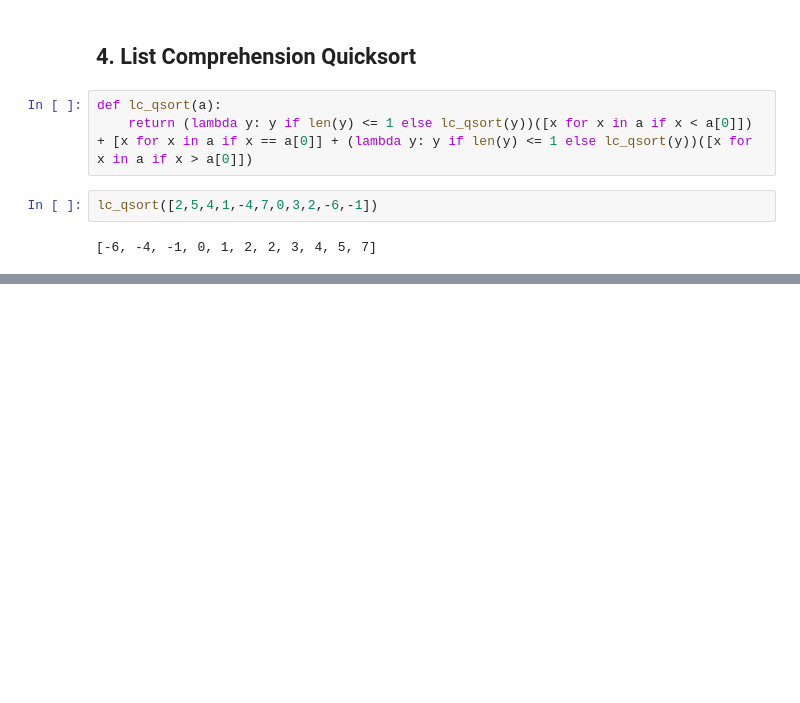
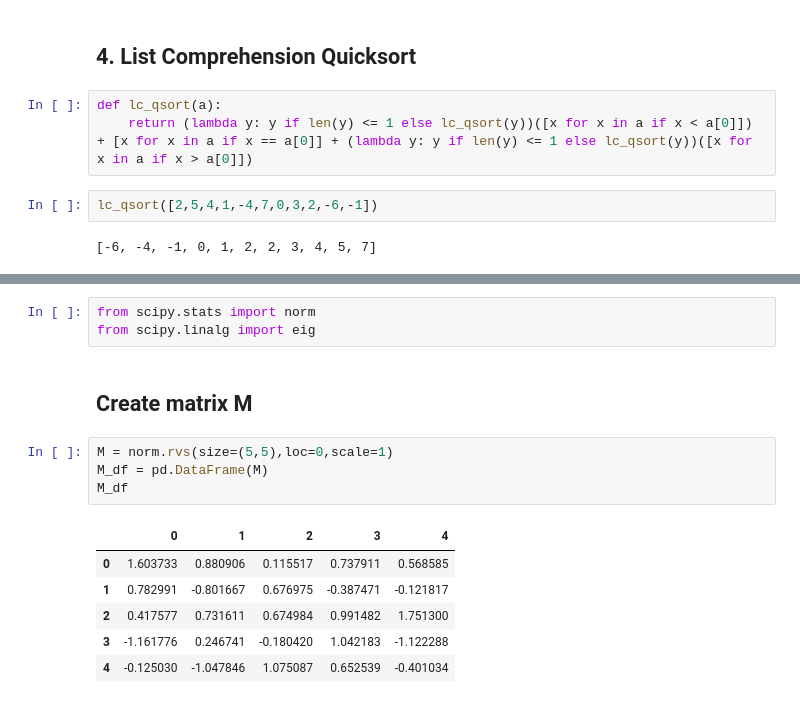
Before and after one commit to levdikpavel/Data_Mining_In_Action, a Jupyter notebook: python_hw.ipynb, the cells around one changed output, grey strips where cells are left out. Cells and saved outputs as stored; diff of their text form; blank space fills up the shorter version.

```diff
--- a/python_hw.ipynb
+++ b/python_hw.ipynb
@@ -93,0 +174,16 @@ lc_qsort([2,5,4,1,-4,7,0,3,2,-6,-1])
+# %%
+from scipy.stats import norm
+from scipy.linalg import eig
+# %% [markdown]
+## Create matrix M
+# %%
+M = norm.rvs(size=(5,5),loc=0,scale=1)
+M_df = pd.DataFrame(M)
+M_df
+# %% [output]
+|  | 0 | 1 | 2 | 3 | 4 |
+| 0 | 1.603733 | 0.880906 | 0.115517 | 0.737911 | 0.568585 |
+| 1 | 0.782991 | -0.801667 | 0.676975 | -0.387471 | -0.121817 |
+| 2 | 0.417577 | 0.731611 | 0.674984 | 0.991482 | 1.751300 |
+| 3 | -1.161776 | 0.246741 | -0.180420 | 1.042183 | -1.122288 |
+| 4 | -0.125030 | -1.047846 | 1.075087 | 0.652539 | -0.401034 |
```
Also changed, not shown: parts of 16 cells of this notebook.
